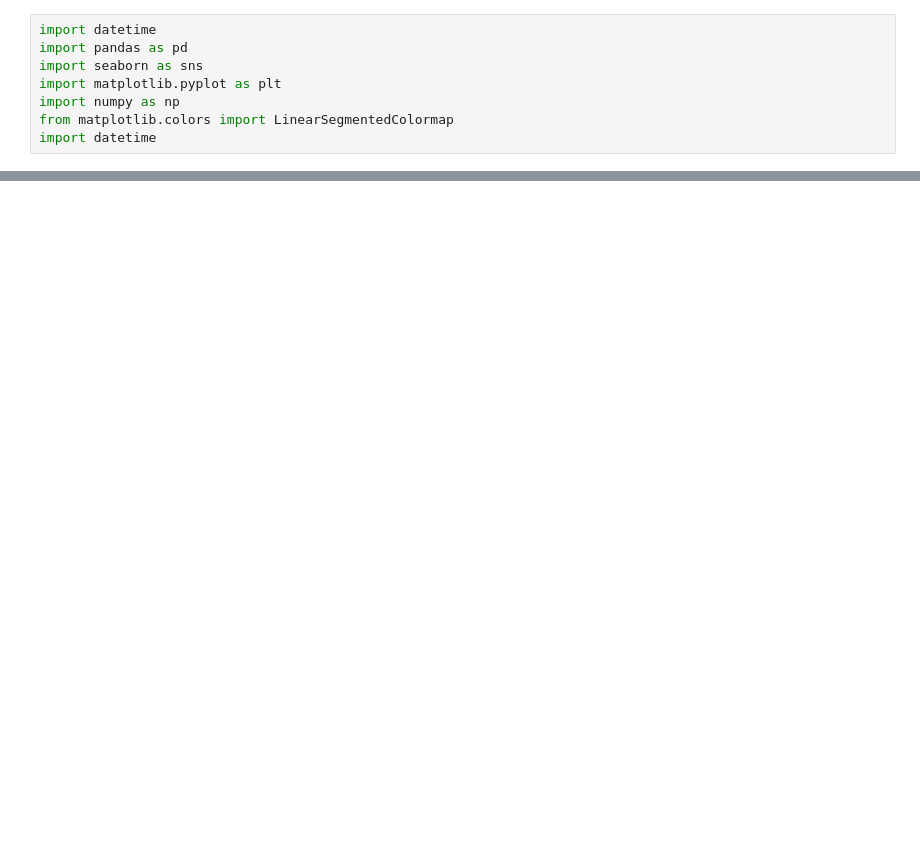
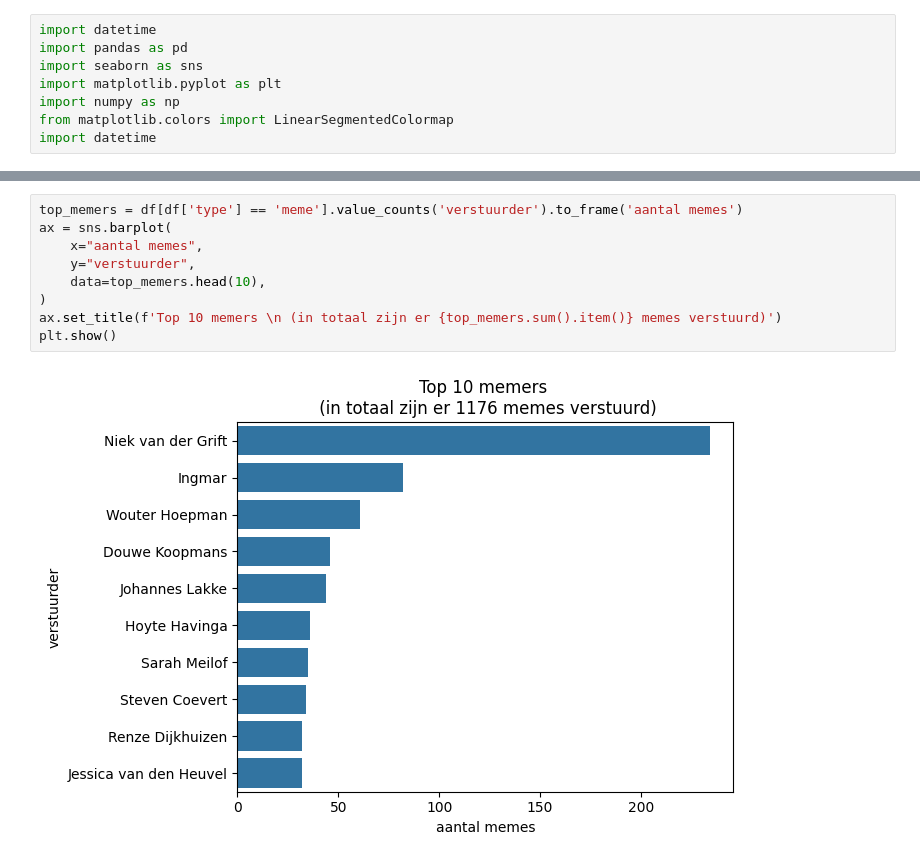
Before and after one commit to IngeMarieke/MGMemes-Wrapped, a Jupyter notebook: mgmemes-recap.ipynb, the cells around one changed output, grey strips where cells are left out. Drawn from its saved outputs; the diff is of its cells as text; blank space fills up the shorter version.

```diff
--- a/mgmemes-recap.ipynb
+++ b/mgmemes-recap.ipynb
@@ -96,0 +110,11 @@ plt.show()
+# %%
+top_memers = df[df['type'] == 'meme'].value_counts('verstuurder').to_frame('aantal memes')
+ax = sns.barplot(
+    x="aantal memes",
+    y="verstuurder",
+    data=top_memers.head(10),
+)
+ax.set_title(f'Top 10 memers \n (in totaal zijn er {top_memers.sum().item()} memes verstuurd)')
+plt.show()
+# %% [output]
+[figure, added]
```
Also changed, not shown: parts of 4 cells of this notebook, 1 other file.
